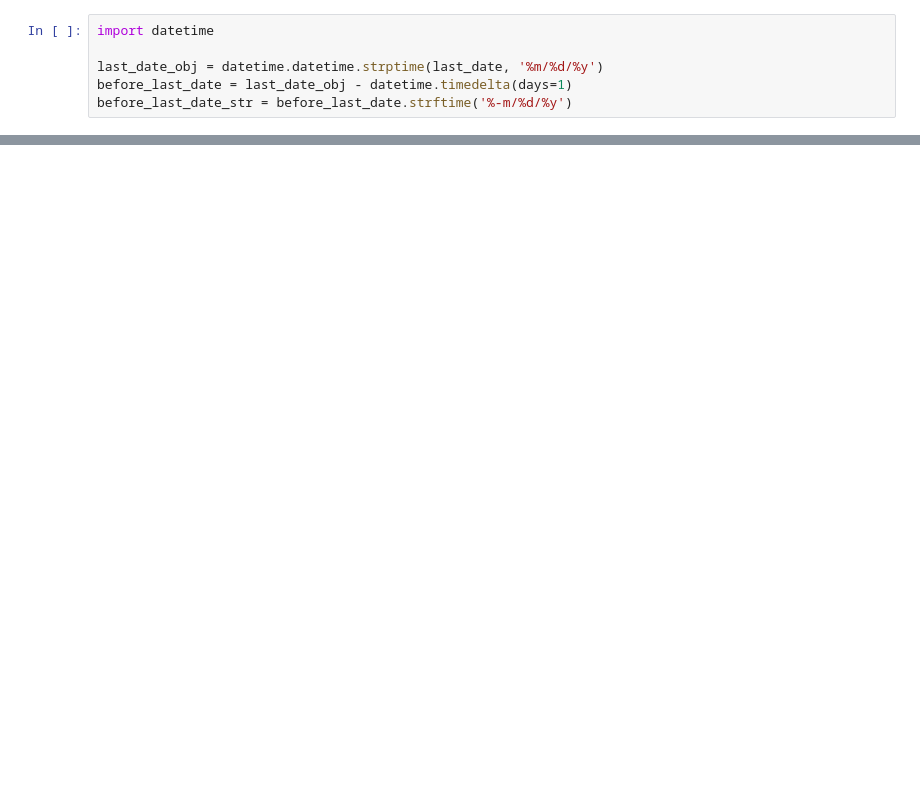
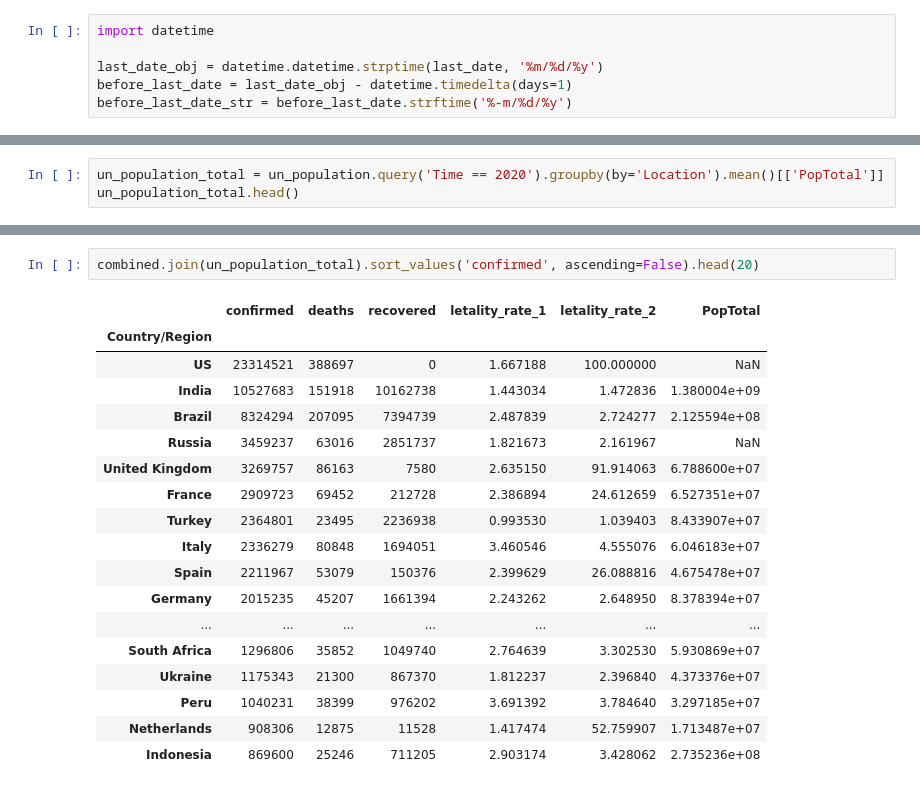
Before and after one commit to Daniel-ASG/Course_Classes, a Jupyter notebook: Data_Science_análises_para_saúde_e_medicina.ipynb, the cells around one changed output, grey strips where cells are left out. Drawn from its saved outputs; the diff is of its cells as text; blank space fills up the shorter version.

```diff
--- a/Data_Science_análises_para_saúde_e_medicina.ipynb
+++ b/Data_Science_análises_para_saúde_e_medicina.ipynb
@@ -645,0 +695,3 @@ plt.title('Casos novos com o decorrer do tempo', fontsize=20);
+# %%
+un_population_total = un_population.query('Time == 2020').groupby(by='Location').mean()[['PopTotal']]
+un_population_total.head()
@@ -645,0 +723,21 @@ plt.title('Casos novos com o decorrer do tempo', fontsize=20);
+# %%
+combined.join(un_population_total).sort_values('confirmed', ascending=False).head(20)
+# %% [output]
+|  | confirmed | deaths | recovered | letality_rate_1 | letality_rate_2 | PopTotal |
+| Country/Region |  |  |  |  |  |  |
+| US | 23314521 | 388697 | 0 | 1.667188 | 100.000000 | NaN |
+| India | 10527683 | 151918 | 10162738 | 1.443034 | 1.472836 | 1.380004e+09 |
+| Brazil | 8324294 | 207095 | 7394739 | 2.487839 | 2.724277 | 2.125594e+08 |
+| Russia | 3459237 | 63016 | 2851737 | 1.821673 | 2.161967 | NaN |
+| United Kingdom | 3269757 | 86163 | 7580 | 2.635150 | 91.914063 | 6.788600e+07 |
+| France | 2909723 | 69452 | 212728 | 2.386894 | 24.612659 | 6.527351e+07 |
+| Turkey | 2364801 | 23495 | 2236938 | 0.993530 | 1.039403 | 8.433907e+07 |
+| Italy | 2336279 | 80848 | 1694051 | 3.460546 | 4.555076 | 6.046183e+07 |
+| Spain | 2211967 | 53079 | 150376 | 2.399629 | 26.088816 | 4.675478e+07 |
+| Germany | 2015235 | 45207 | 1661394 | 2.243262 | 2.648950 | 8.378394e+07 |
+| ... | ... | ... | ... | ... | ... | ... |
+| South Africa | 1296806 | 35852 | 1049740 | 2.764639 | 3.302530 | 5.930869e+07 |
+| Ukraine | 1175343 | 21300 | 867370 | 1.812237 | 2.396840 | 4.373376e+07 |
+| Peru | 1040231 | 38399 | 976202 | 3.691392 | 3.784640 | 3.297185e+07 |
+| Netherlands | 908306 | 12875 | 11528 | 1.417474 | 52.759907 | 1.713487e+07 |
+| Indonesia | 869600 | 25246 | 711205 | 2.903174 | 3.428062 | 2.735236e+08 |
```
Also changed, not shown: parts of 53 cells of this notebook.
